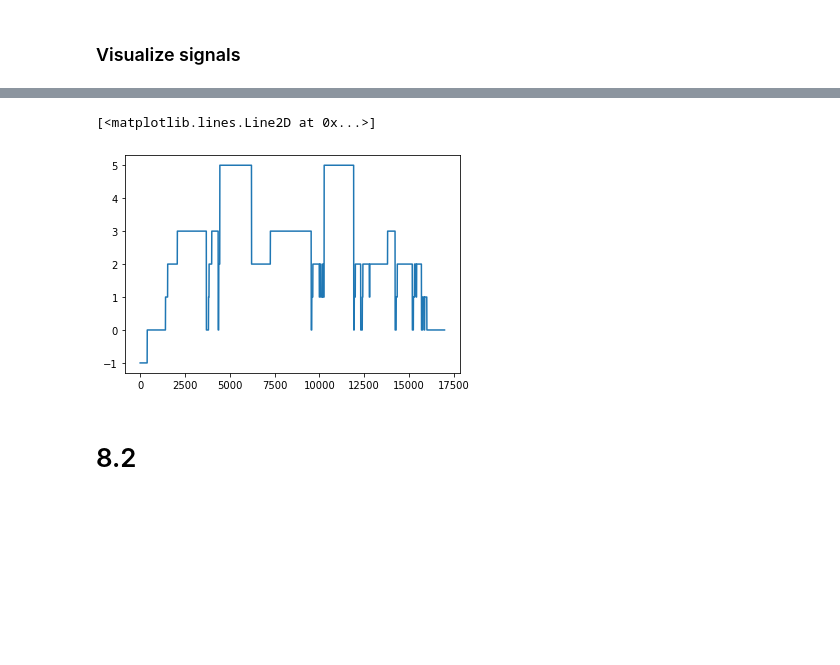
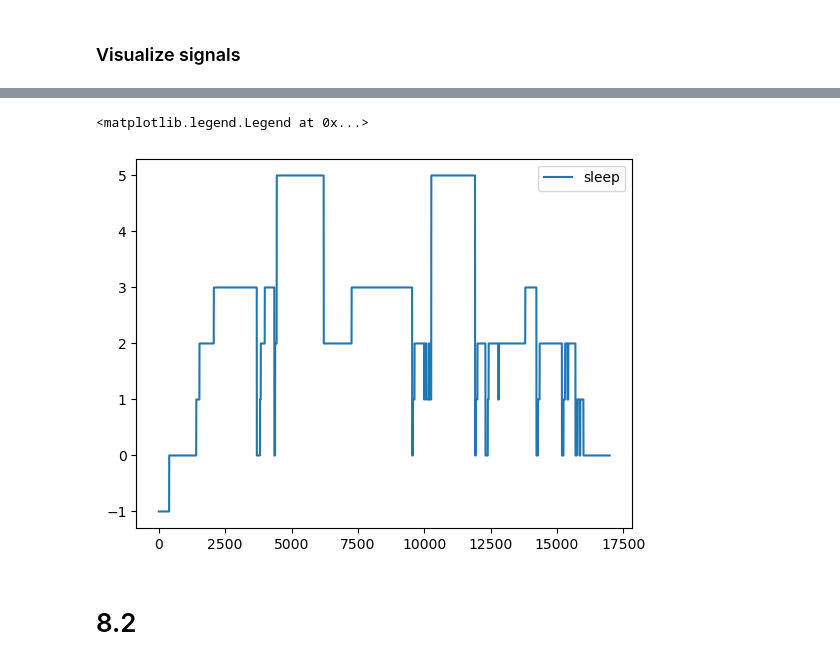
Before and after one commit to oathathat/ML_Kmitl_3D, a Jupyter notebook: Lab/Lab8.ipynb, the cells around one changed output, grey strips where cells are left out. Saved outputs shown, nothing was run; the diff lists cells and outputs as text; code cells hidden in the pictures; blank space fills up the shorter version.

```diff
--- a/Lab/Lab8.ipynb
+++ b/Lab/Lab8.ipynb
@@ -197,9 +184,10 @@ plt.plot(lst,df_feature.heartrate)
 # %%
 lst = [int(i) for i in range(len(df.heartrate))]
-plt.plot(lst,df_label.sleep)
+plt.plot(lst,df_label.sleep ,label = 'sleep')
+plt.legend()
 # %% [output]
-[<matplotlib.lines.Line2D at 0x...>]
+<matplotlib.legend.Legend at 0x...>
-[figure, old version]
+[figure, new version]
 # %% [markdown]
 # 8.2
 # %% [markdown]
```
Also changed, not shown: parts of 7 cells of this notebook, 2 other files.
